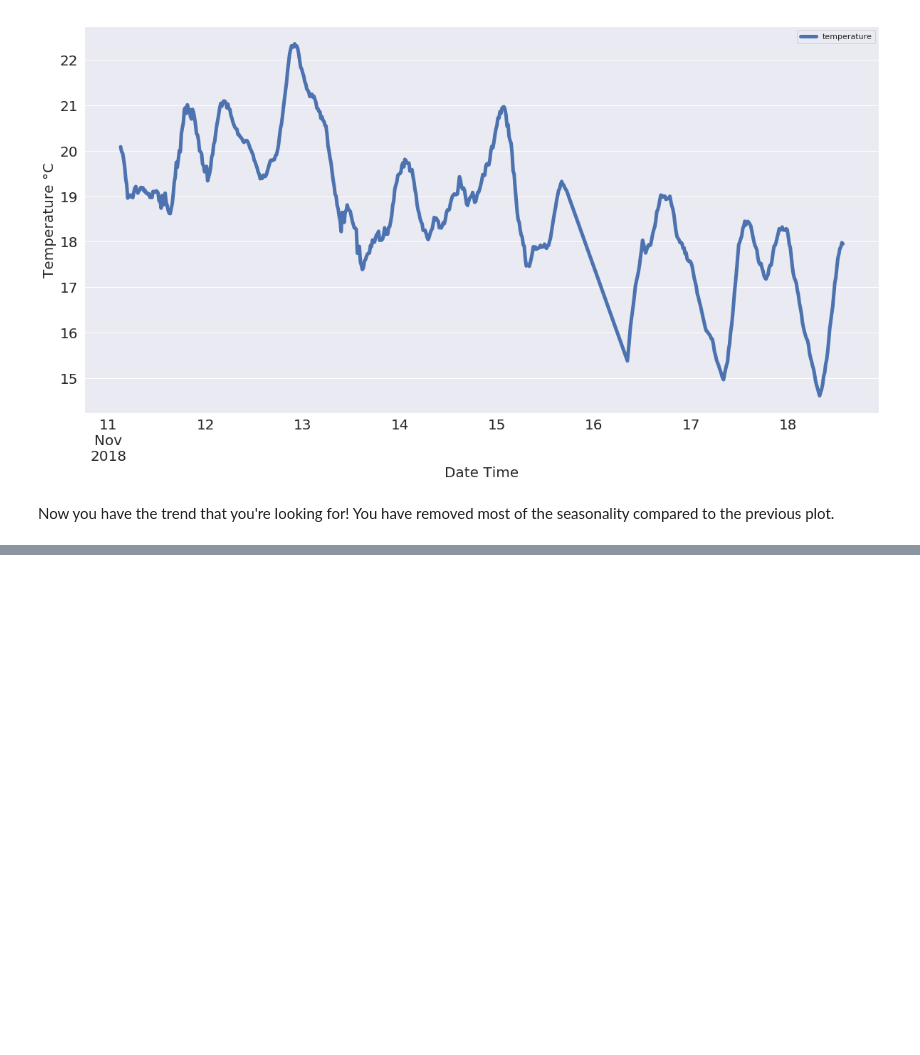
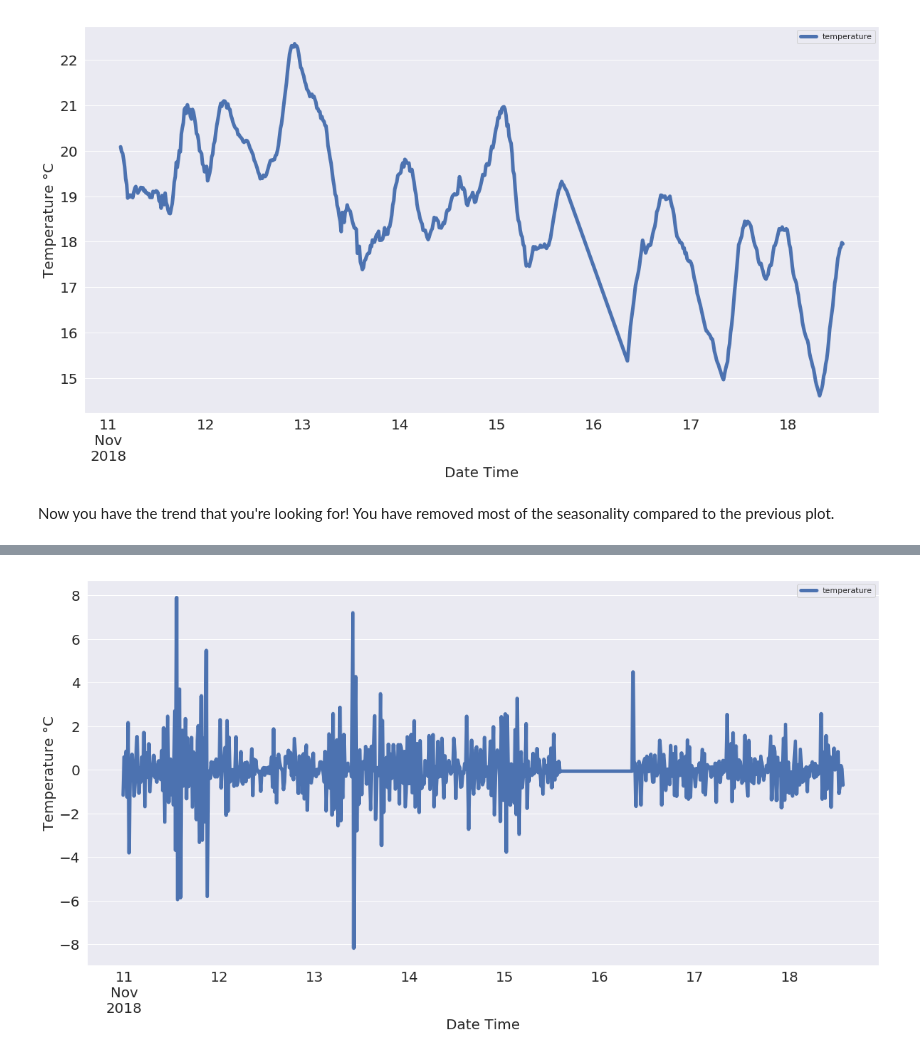
Before and after one commit to bryanhonof/Smart-Systems-Assignment-1, a Jupyter notebook: Python/test_notebook.ipynb, the cells around one changed output, grey strips where cells are left out. Saved outputs shown, nothing was run; the diff lists cells and outputs as text; code cells hidden in the pictures; blank space fills up the shorter version.

```diff
--- a/Python/test_notebook.ipynb
+++ b/Python/test_notebook.ipynb
@@ -244,0 +256,9 @@ Now you have the trend that you're looking for! You have removed most of the sea
+# %%
+df_diff = df.diff()
+# %%
+df_diff.plot(figsize=(20, 10), linewidth=5, fontsize=20)
+plt.xlabel('Date Time', fontsize=20)
+plt.ylabel('Temperature °C', fontsize=20)
+plt.show()
+# %% [output]
+[figure, added]
```
Also changed, not shown: parts of 12 cells of this notebook.
